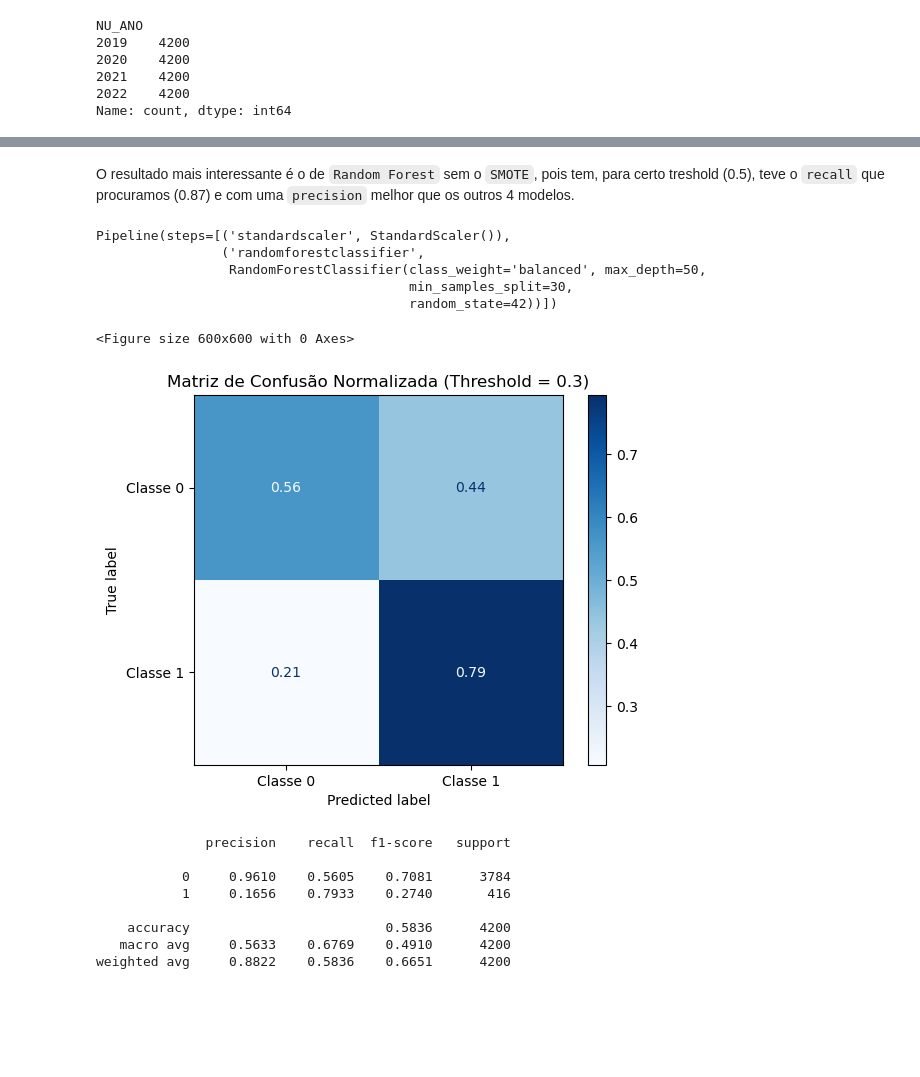
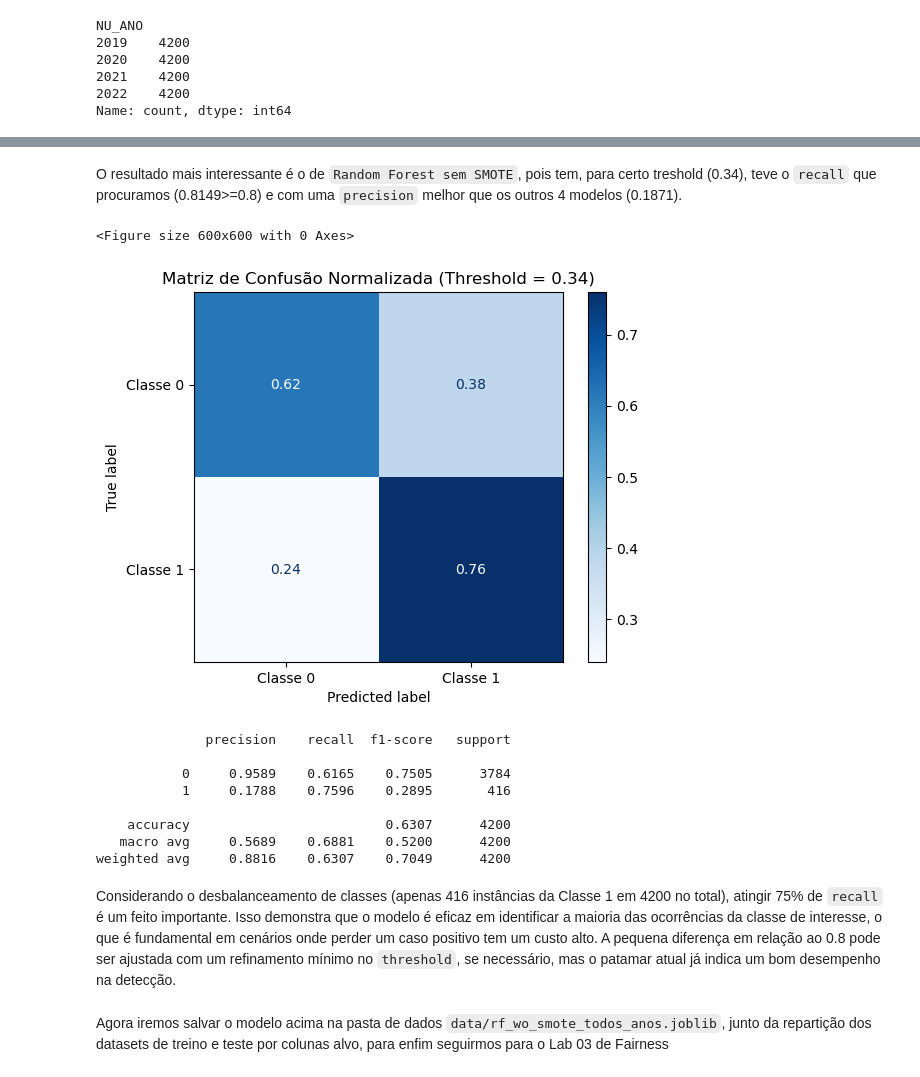
Before and after one commit to FreitasVarejo/MC853-Project, a Jupyter notebook: lab02/notebook.ipynb, the cells around one changed output, grey strips where cells are left out. Drawn from its saved outputs; the diff is of its cells as text; code cells hidden in the pictures; blank space fills up the shorter version.

```diff
--- a/lab02/notebook.ipynb
+++ b/lab02/notebook.ipynb
@@ -126,12 +129,12 @@ Como todas as colunas apresentam **menos de 5% de valores faltantes**, **nenhuma
 > **Observação:** não há casos com valores nulos na variável alvo `SITUACAO_AGRUPADA`.
 # %%
 # Transformar classificações: True/False → 1/0 (sem alterar NaNs)
-for col in features_classificativas:
+for col in col_classificativas:
     df_treino[col] = df_treino[col].apply(lambda x: int(x) if pd.notnull(x) else x)
     df_teste[col] = df_teste[col].apply(lambda x: int(x) if pd.notnull(x) else x)
 
 # Transformar colunas de regressão: int → float (sem alterar NaNs)
-for col in features_regressivas:
+for col in col_regressivas:
     df_treino[col] = df_treino[col].astype(float)
     df_teste[col] = df_teste[col].astype(float)
 
@@ -139,7 +142,7 @@ for col in features_regressivas:
 colunas_com_nulos = df_treino.columns[df_treino.isnull().any()].tolist()
 
 for col in colunas_com_nulos:
-    if col in features_classificativas:  # Coluna categórica (binária)
+    if col in col_classificativas:  # Coluna categórica (binária)
         modos = df_treino.groupby('SITUACAO_AGRUPADA')[col].agg(lambda x: x.mode().iloc[0] if not x.mode().empty else 0)
         df_treino[col] = df_treino.apply(
             lambda row: modos[row['SITUACAO_AGRUPADA']] if pd.isnull(row[col]) else row[col], axis=1
@@ -148,7 +151,7 @@ for col in colunas_com_nulos:
             lambda row: modos.get(row['SITUACAO_AGRUPADA'], 0) if pd.isnull(row[col]) else row[col], axis=1
         )
 
-    elif col in features_regressivas:  # Coluna numérica (regressiva)
+    elif col in col_regressivas:  # Coluna numérica (regressiva)
         medias = df_treino.groupby('SITUACAO_AGRUPADA')[col].mean()
         media_global = df_treino[col].mean()
         df_treino[col] = df_treino.apply(
@@ -188,9 +193,9 @@ dtype: float64
 # %%
-X_treino = df_treino.drop(columns=[target])
-y_treino = df_treino[target]
+X_treino = df_treino.drop(columns=[col_alvo])
+y_treino = df_treino[col_alvo]
 
-X_teste = df_teste.drop(columns=[target])
-y_teste = df_teste[target]
+X_teste = df_teste.drop(columns=[col_alvo])
+y_teste = df_teste[col_alvo]
 # %%
 X_treino.head()
 # %% [output]
@@ -349,20 +354,20 @@ def treinar_com_melhores_parametros(modelo_base, params, nome, usar_smote=True):
     })
 
     # Dados completos e sem o último ano
-    X_full = X_treino.drop(columns=['NU_ANO'])
-    y_full = y_treino
+    X_todos_anos = X_treino.drop(columns=['NU_ANO'])
+    y_todos_anos = y_treino
 
     X_sem_ultimo_ano = X_treino[X_treino['NU_ANO'] < ano_mais_recente].drop(columns=['NU_ANO'])
     y_sem_ultimo_ano = y_treino.loc[X_sem_ultimo_ano.index]
 
     # Pipelines finais já treinadas
-    modelo_full = criar_pipeline(modelo_tuned)
+    modelo_todos_anos = criar_pipeline(modelo_tuned)
     modelo_sem_ultimo_ano = criar_pipeline(modelo_tuned)
 
-    modelo_full.fit(X_full, y_full)
+    modelo_todos_anos.fit(X_todos_anos, y_todos_anos)
     modelo_sem_ultimo_ano.fit(X_sem_ultimo_ano, y_sem_ultimo_ano)
 
-    return modelo_full, modelo_sem_ultimo_ano, best_params, grid.best_score_
+    return modelo_todos_anos, modelo_sem_ultimo_ano, best_params, grid.best_score_
 # %%
 from sklearn.neighbors import KNeighborsClassifier
 
@@ -417,5 +422,5 @@ params_rf = {
     'min_samples_split': [2, 10, 30],
     'class_weight': ['balanced']
 }
-rf_wo_smote_full, rf_wo_smote_ultimo_ano, best_params, score_rf = treinar_com_melhores_parametros(rf, params_rf, "Random Forest", usar_smote=False)
+rf_wo_smote_todos_anos, rf_wo_smote_ultimo_ano, best_params, score_rf = treinar_com_melhores_parametros(rf, params_rf, "Random Forest", usar_smote=False)
 # %% [output]
@@ -521,28 +521,5 @@ melhor_threshold_info
 # %% [markdown]
-O resultado mais interessante é o de `Random Forest` sem o `SMOTE`, pois tem, para certo treshold (0.5), teve o `recall` que procuramos (0.87) e com uma `precision` melhor que os outros 4 modelos.
+O resultado mais interessante é o de `Random Forest sem SMOTE`, pois tem, para certo treshold (0.34), teve o `recall` que procuramos (0.8149>=0.8) e com uma `precision` melhor que os outros 4 modelos (0.1871).
-# %%
-from sklearn.ensemble import RandomForestClassifier
-
-rf_final = RandomForestClassifier(
-    n_estimators=100,
-    max_depth=50,
-    min_samples_split=30,
-    class_weight='balanced',
-    random_state=42
-)
-
-pipeline_final = make_pipeline_imblearn(
-    StandardScaler(),
-    rf_final
-)
-
-pipeline_final.fit(X_treino.drop(columns=["NU_ANO"]), y_treino)
-# %% [output]
-Pipeline(steps=[('standardscaler', StandardScaler()),
-                ('randomforestclassifier',
-                 RandomForestClassifier(class_weight='balanced', max_depth=50,
-                                        min_samples_split=30,
-                                        random_state=42))])
 # %%
 import numpy as np
 import pandas as pd
@@ -571,17 +548,21 @@ def plot_confusion_matrix_normalizada_com_metricas(y_true, y_probs, threshold=0.
     # Tabela com métricas
     print(classification_report(y_true, y_pred, digits=4))
 # %%
-probs_teste = rf_wo_smote_full.predict_proba(X_teste.drop(columns=['NU_ANO']))[:, 1]
+probs_teste = rf_wo_smote_todos_anos.predict_proba(X_teste.drop(columns=['NU_ANO']))[:, 1]
 
-plot_confusion_matrix_normalizada_com_metricas(y_teste, probs_teste, threshold=0.3)
+plot_confusion_matrix_normalizada_com_metricas(y_teste, probs_teste, threshold=0.34)
 # %% [output]
 <Figure size 600x600 with 0 Axes>
-[figure, old version]
+[figure, new version]
               precision    recall  f1-score   support
 
-           0     0.9610    0.5605    0.7081      3784
-           1     0.1656    0.7933    0.2740       416
+           0     0.9589    0.6165    0.7505      3784
+           1     0.1788    0.7596    0.2895       416
 
-    accuracy                         0.5836      4200
-   macro avg     0.5633    0.6769    0.4910      4200
-weighted avg     0.8822    0.5836    0.6651      4200
+    accuracy                         0.6307      4200
+   macro avg     0.5689    0.6881    0.5200      4200
+weighted avg     0.8816    0.6307    0.7049      4200
+# %% [markdown]
+Considerando o desbalanceamento de classes (apenas 416 instâncias da Classe 1 em 4200 no total), atingir 75% de `recall` é um feito importante. Isso demonstra que o modelo é eficaz em identificar a maioria das ocorrências da classe de interesse, o que é fundamental em cenários onde perder um caso positivo tem um custo alto. A pequena diferença em relação ao 0.8 pode ser ajustada com um refinamento mínimo no `threshold`, se necessário, mas o patamar atual já indica um bom desempenho na detecção.
+# %% [markdown]
+Agora iremos salvar o modelo acima na pasta de dados `data/rf_wo_smote_todos_anos.joblib`, junto da repartição dos datasets de treino e teste por colunas alvo, para enfim seguirmos para o Lab 03 de Fairness
```
Also changed, not shown: parts of 28 cells of this notebook, 31 other files.
